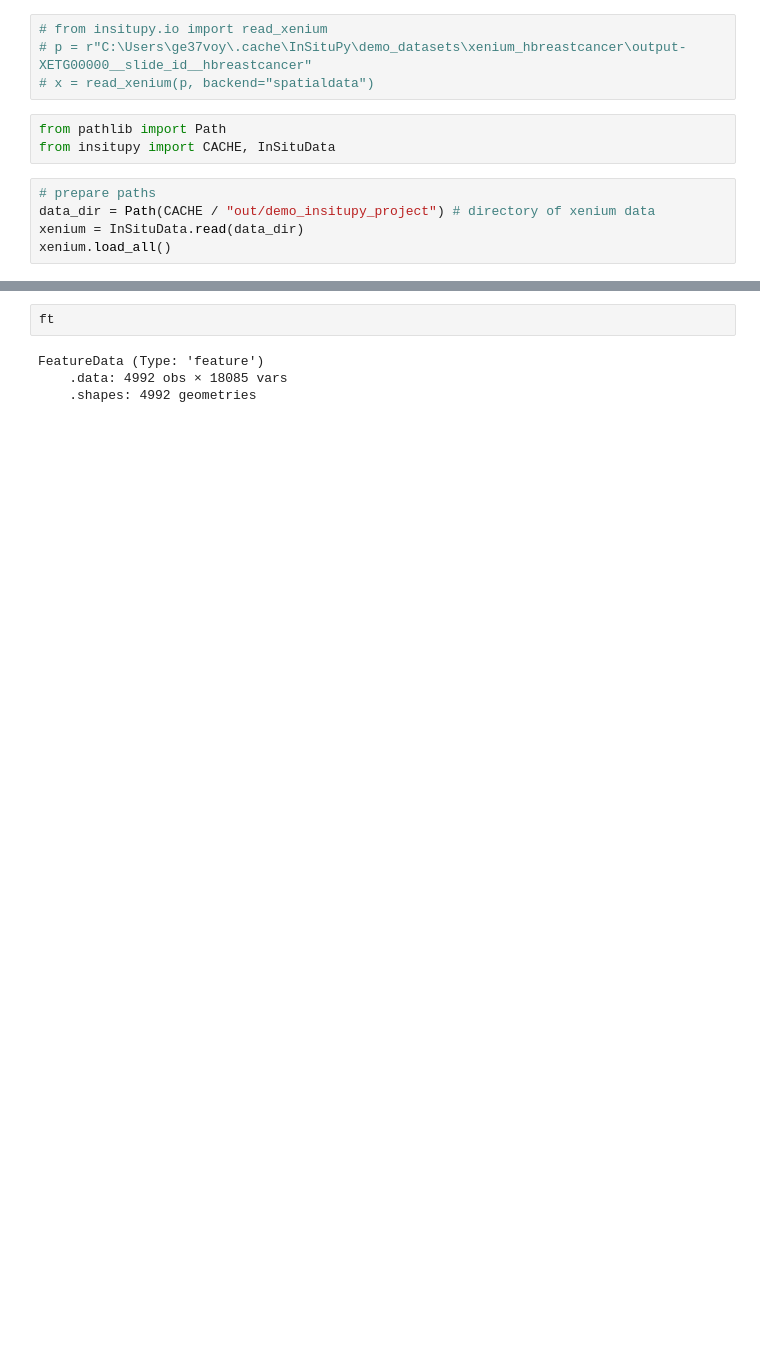
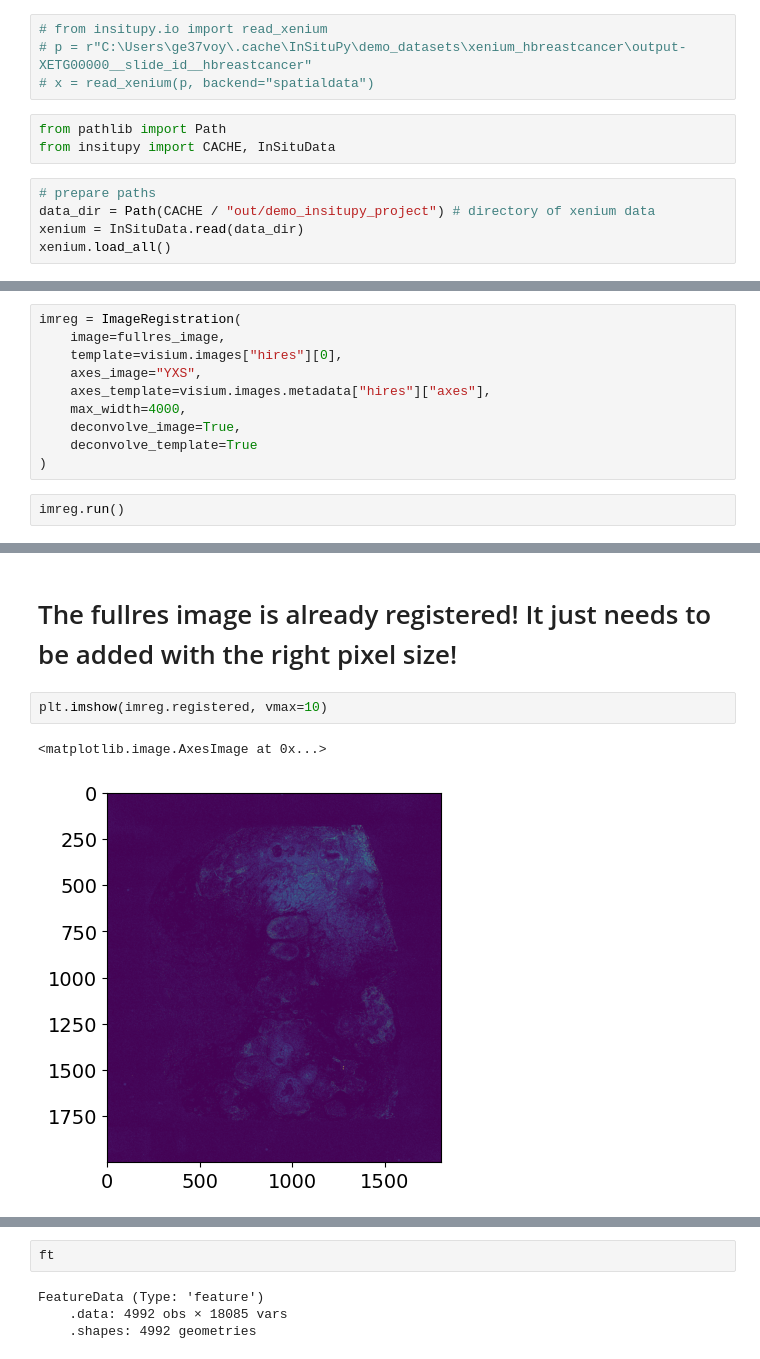
Before and after one commit to SpatialPathology/InSituPy, a Jupyter notebook: docs/source/tutorials/03_data_import/InSituPy_multi-tech.ipynb, the cells around one changed output, grey strips where cells are left out. Drawn from its saved outputs; the diff is of its cells as text; blank space fills up the shorter version.

```diff
--- a/docs/source/tutorials/03_data_import/InSituPy_multi-tech.ipynb
+++ b/docs/source/tutorials/03_data_import/InSituPy_multi-tech.ipynb
@@ -431,0 +231,12 @@ ft = visium.features.transform(
+# %%
+imreg = ImageRegistration(
+    image=fullres_image,
+    template=visium.images["hires"][0],
+    axes_image="YXS",
+    axes_template=visium.images.metadata["hires"]["axes"],
+    max_width=4000,
+    deconvolve_image=True,
+    deconvolve_template=True
+)
+# %%
+imreg.run()
@@ -431,0 +285,7 @@ ft = visium.features.transform(
+# %% [markdown]
+# The fullres image is already registered! It just needs to be added with the right pixel size!
+# %%
+plt.imshow(imreg.registered, vmax=10)
+# %% [output]
+<matplotlib.image.AxesImage at 0x...>
+[figure, added]
```
Also changed, not shown: parts of 100 cells of this notebook, 5 other files.
